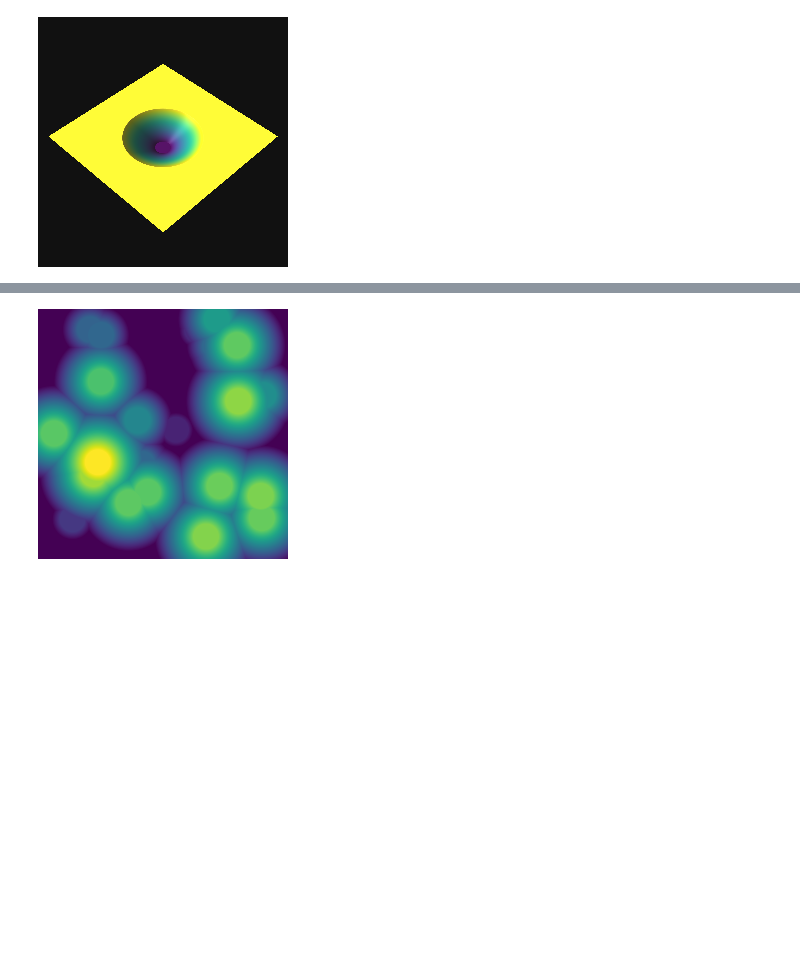
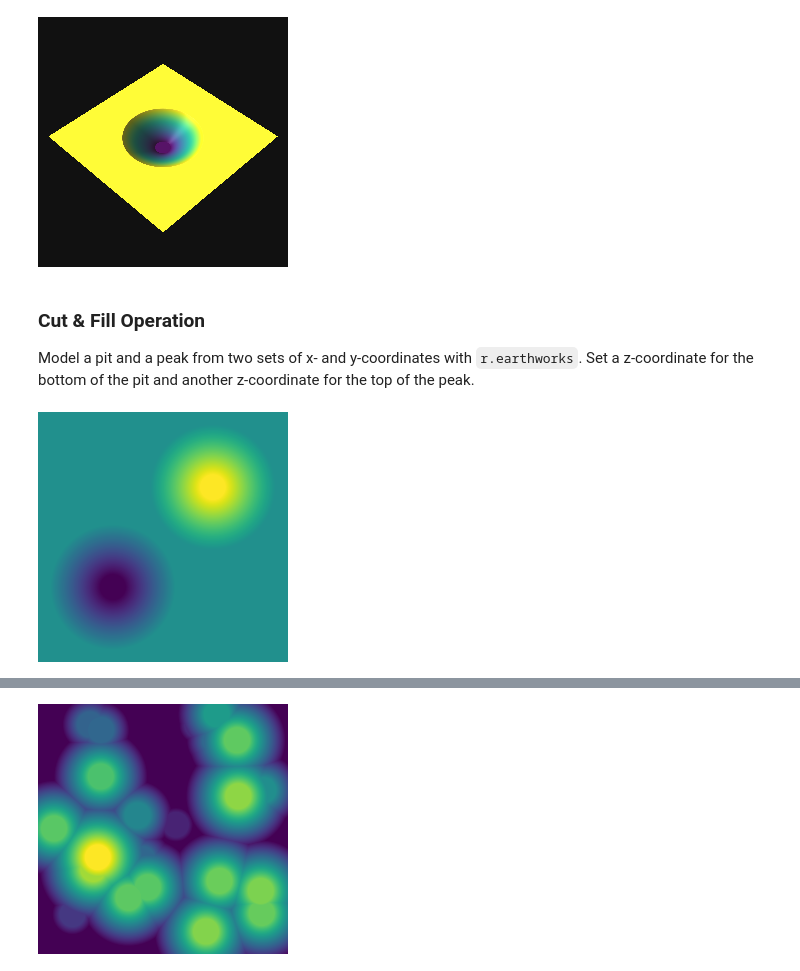
Before and after one commit to baharmon/r.earthworks, a Jupyter notebook: r_earthworks.ipynb, the cells around one changed output, grey strips where cells are left out. Cells and saved outputs as stored; diff of their text form; code cells hidden in the pictures; blank space fills up the shorter version.

```diff
--- a/r_earthworks.ipynb
+++ b/r_earthworks.ipynb
@@ -54,6 +54,7 @@ gs.run_command(
     'r.earthworks',
     elevation='elevation',
     earthworks='peak',
+    operation='fill',
     coordinates=[500,500],
     z=100,
     flat=50,
@@ -82,6 +83,7 @@ gs.run_command(
     'r.earthworks',
     elevation='elevation',
     earthworks='pit',
+    operation='cut',
     coordinates=[500,500],
     z=-100,
     flat=50,
@@ -101,3 +103,25 @@ map3d.render(elevation_map="pit", height=2500, perspective=25, bgcolor=[17, 17,
 map3d.show()
 # %% [output]
 [figure]
+# %% [markdown]
+### Cut & Fill Operation
+Model a pit and a peak from two sets of x- and y-coordinates with `r.earthworks`. Set a z-coordinate for the bottom of the pit and another z-coordinate for the top of the peak.
+# %%
+# model earthworks
+gs.run_command(
+    'r.earthworks',
+    elevation='elevation',
+    earthworks='pit_and_peak',
+    operation='cutfill',
+    coordinates=[300,300,700,700],
+    z=[-100,100],
+    flat=50,
+    rate=0.5
+)
+
+# visualize
+m = gj.Map(width=250)
+m.d_rast(map="pit_and_peak")
+m.show()
+# %% [output]
+[figure, added]
```
Also changed, not shown: parts of 5 cells of this notebook, 1 other file.
